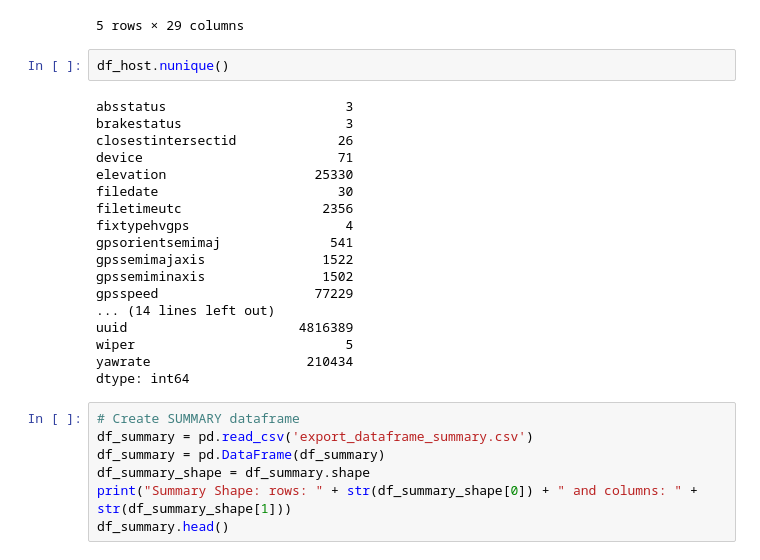
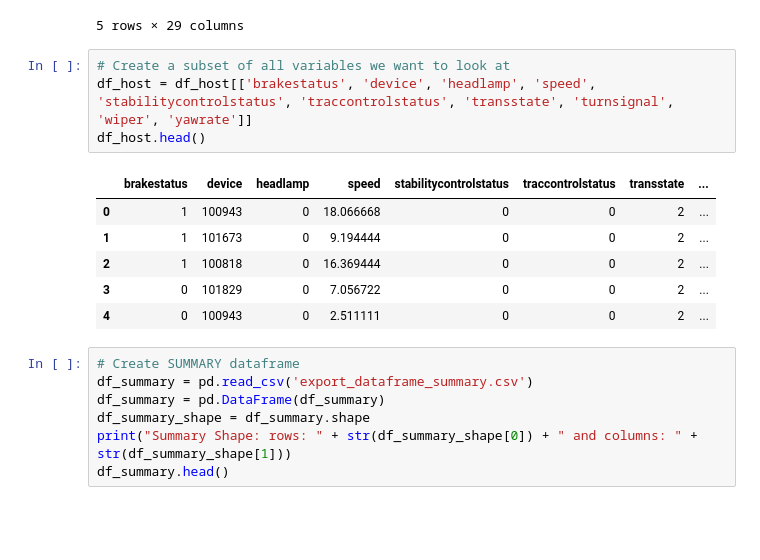
Before and after one commit to caroline-eggett/honda-interaction-analysis-hackathon, a Jupyter notebook: dataframe.ipynb, the cells around one changed output. Drawn from its saved outputs; the diff is of its cells as text; blank space fills up the shorter version.

Commit message:
Creating subset of HOST and SUMMARY tables

```diff
--- a/dataframe.ipynb
+++ b/dataframe.ipynb
@@ -17,26 +17,17 @@ Host Shape: rows: 4816389 and columns: 29
 | 3 | 0 | 0 | 0 | 101829 | 246.42 | 20200608 | 205743 | 2 | ... |
 | 4 | 0 | 0 | 0 | 100943 | 231.59 | 20200621 | 221058 | 2 | ... |
 5 rows × 29 columns
-# %%
-df_host.nunique()
-# %% [output]
-absstatus                       3
-brakestatus                     3
-closestintersectid             26
-device                         71
-elevation                   25330
-filedate                       30
-filetimeutc                  2356
-fixtypehvgps                    4
-gpsorientsemimaj              541
-gpssemimajaxis               1522
-gpssemiminaxis               1502
-gpsspeed                    77229
-... (14 lines left out)
-uuid                      4816389
-wiper                           5
-yawrate                    210434
-dtype: int64
+# %%
+# Create a subset of all variables we want to look at
+df_host = df_host[['brakestatus', 'device', 'headlamp', 'speed', 'stabilitycontrolstatus', 'traccontrolstatus', 'transstate', 'turnsignal', 'wiper', 'yawrate']]
+df_host.head()
+# %% [output]
+|  | brakestatus | device | headlamp | speed | stabilitycontrolstatus | traccontrolstatus | transstate | ... |
+| 0 | 1 | 100943 | 0 | 18.066668 | 0 | 0 | 2 | ... |
+| 1 | 1 | 101673 | 0 | 9.194444 | 0 | 0 | 2 | ... |
+| 2 | 1 | 100818 | 0 | 16.369444 | 0 | 0 | 2 | ... |
+| 3 | 0 | 101829 | 0 | 7.056722 | 0 | 0 | 2 | ... |
+| 4 | 0 | 100943 | 0 | 2.511111 | 0 | 0 | 2 | ... |
 # %%
 # Create SUMMARY dataframe
 df_summary = pd.read_csv('export_dataframe_summary.csv')
```
Also changed, not shown: parts of 2 cells of this notebook.
